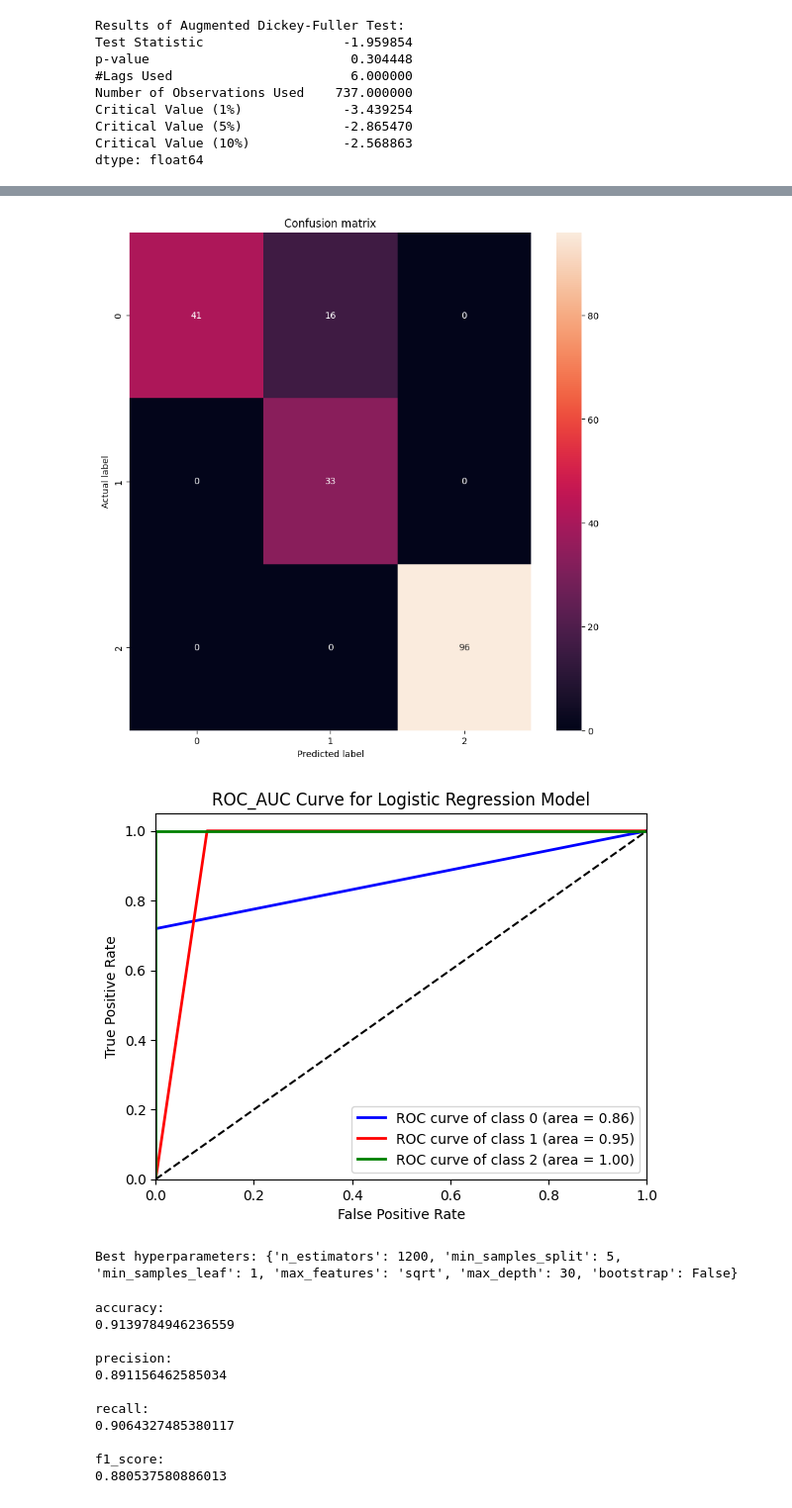
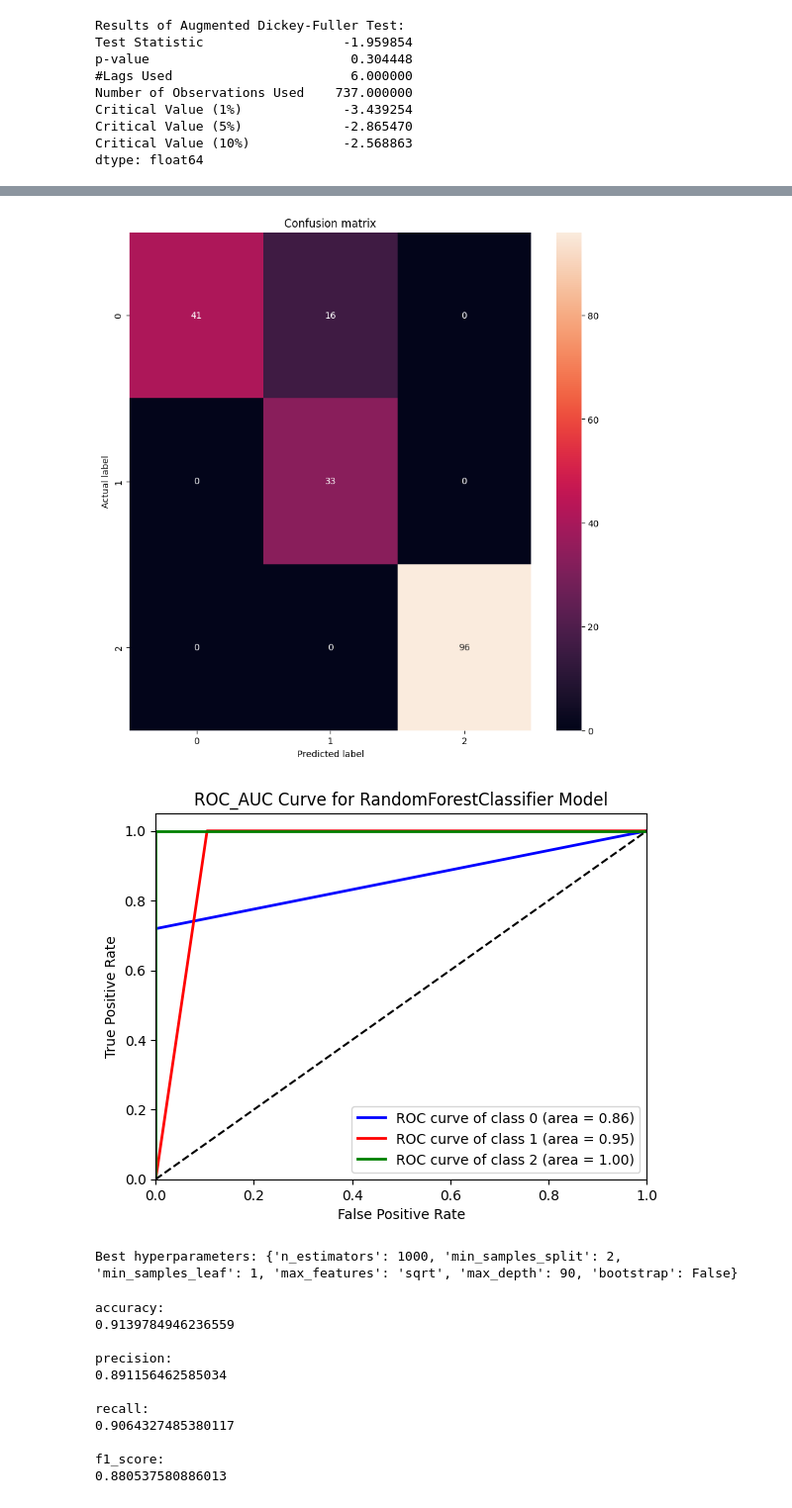
Before and after one commit to Danielwoodh/Time-Series-Data-Generation, a Jupyter notebook: Models - 1.0.ipynb, the cells around one changed output, grey strips where cells are left out. Shown at 99% size. Saved outputs shown, nothing was run; the diff lists cells and outputs as text; code cells hidden in the pictures.

```diff
--- a/Models - 1.0.ipynb
+++ b/Models - 1.0.ipynb
@@ -191,36 +352,37 @@ average_roc_auc:
 # %%
 rf = RandomForestClassifier(n_estimators=100, max_depth=2, random_state=0)
 
 # Number of trees in random forest
 n_estimators = [int(x) for x in np.linspace(start = 200, stop = 2000, num = 10)]
 # Number of features to consider at every split
 max_features = ['sqrt']
 # Maximum number of levels in tree
 max_depth = [int(x) for x in np.linspace(10, 110, num = 11)]
 max_depth.append(None)
 # Minimum number of samples required to split a node
 min_samples_split = [2, 5, 10]
 # Minimum number of samples required at each leaf node
 min_samples_leaf = [1, 2, 4]
 # Create the random grid
-random_grid = {'n_estimators': n_estimators,
-               'max_features': max_features,
-               'max_depth': max_depth,
-               'min_samples_split': min_samples_split,
-               'min_samples_leaf': min_samples_leaf,
-               'bootstrap': [False]
+random_grid = {
+    'n_estimators': n_estimators,
+    'max_features': max_features,
+    'max_depth': max_depth,
+    'min_samples_split': min_samples_split,
+    'min_samples_leaf': min_samples_leaf,
+    'bootstrap': [False]
 }
 
 evaluator = TimeSeriesModelEvaluator(rf, random_grid)
 
 RF_metrics = evaluator.evaluate(
     X=df[['timestamp_scaled', 'rms_scaled']].values,
     y=df['state_encoded'].values
 )
 # %% [output]
 [figure]
-[figure, old version]
+[figure, new version]
-Best hyperparameters: {'n_estimators': 1200, 'min_samples_split': 5, 'min_samples_leaf': 1, 'max_features': 'sqrt', 'max_depth': 30, 'bootstrap': False}
+Best hyperparameters: {'n_estimators': 1000, 'min_samples_split': 2, 'min_samples_leaf': 1, 'max_features': 'sqrt', 'max_depth': 90, 'bootstrap': False}
 # %%
 # print the metrics
 for key, value in RF_metrics.items():
```
Also changed, not shown: parts of 18 cells of this notebook, 4 other files.
